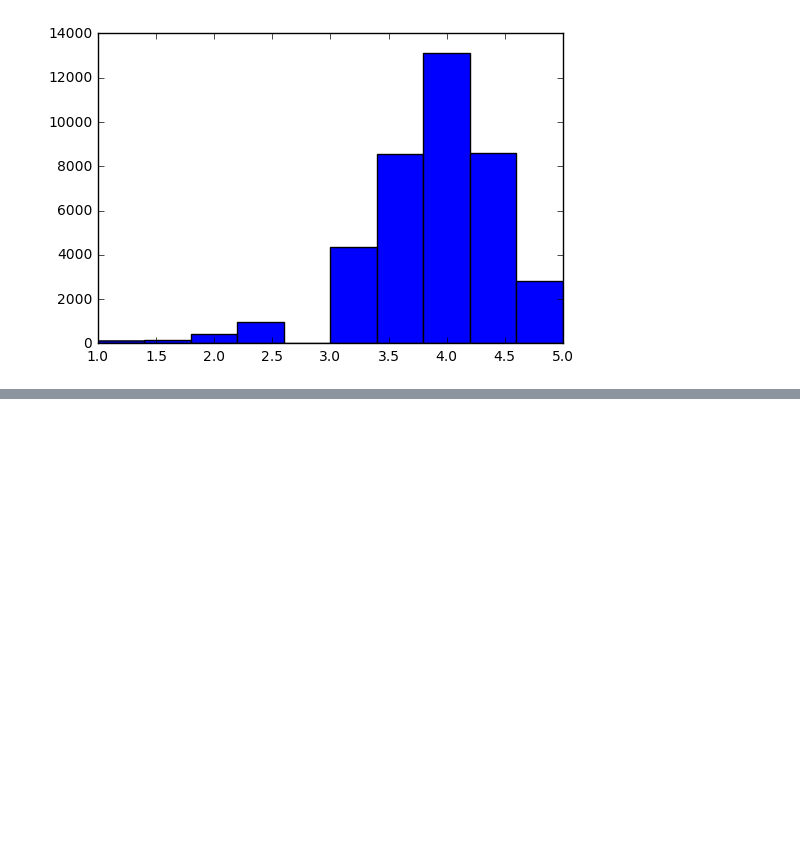
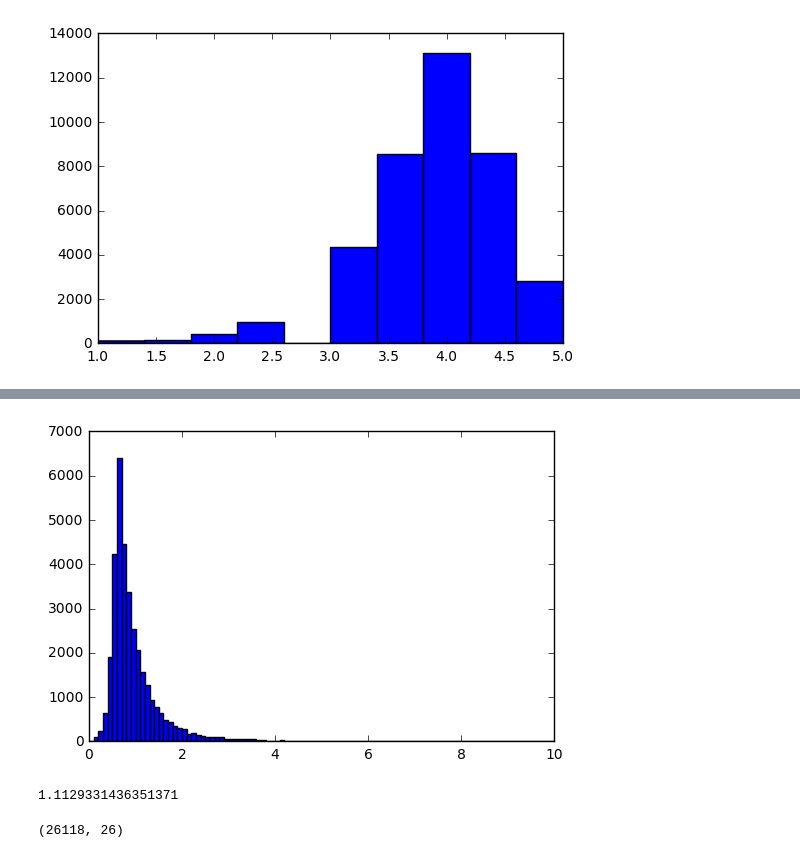
Before and after one commit to dataforgoodfr/batch2_newbed, a Jupyter notebook: Filtrage brands .ipynb, the cells around one changed output, grey strips where cells are left out. Drawn from its saved outputs; the diff is of its cells as text; code cells hidden in the pictures; blank space fills up the shorter version.

```diff
--- a/Filtrage brands .ipynb
+++ b/Filtrage brands .ipynb
@@ -66,0 +178,10 @@ plt.show()
+# %%
+plt.hist(hotels["rating_std2"].dropna(), range=[0,10], bins=100)
+plt.show()
+# %% [output]
+[figure, added]
+# %%
+#On peut ne garder que les 75% d'hotels les moins bien notés
+hotels["rating_std2"].dropna().quantile(.75)
+# %% [output]
+1.1129331436351371
@@ -66,0 +190,4 @@ plt.show()
+# %%
+hotels_low.shape
+# %% [output]
+(26118, 26)
```
Also changed, not shown: parts of 18 cells of this notebook, 50 other files.
